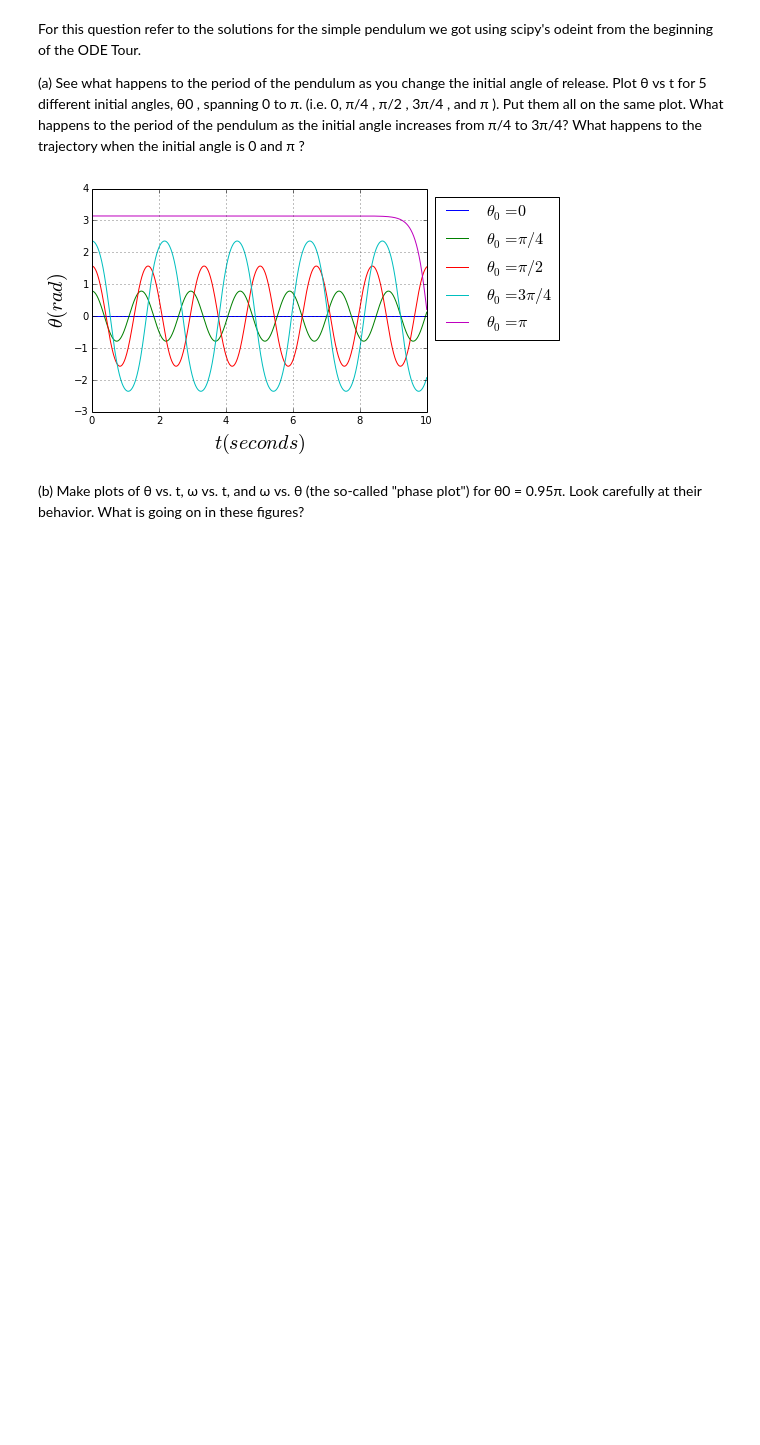
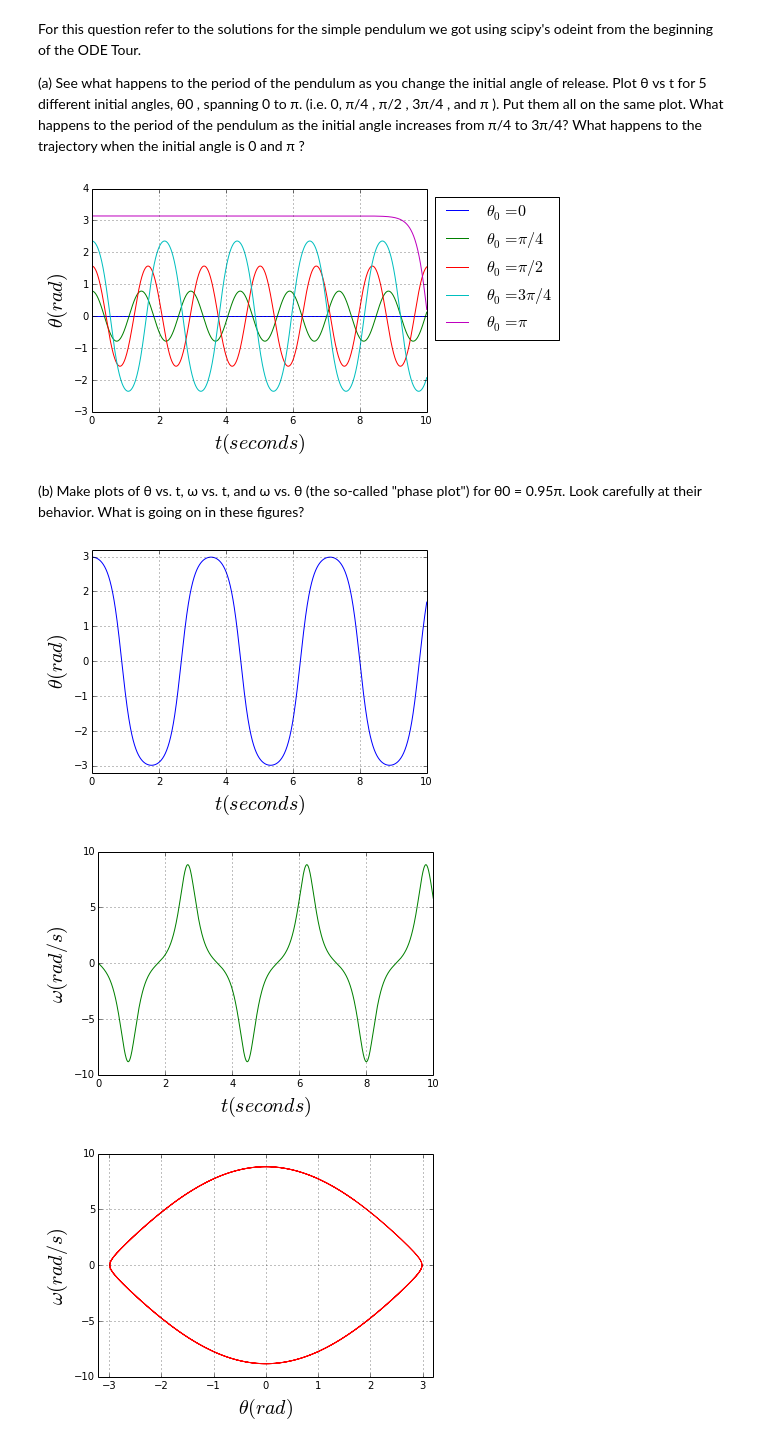
Before and after one commit to jpelgrif/PHYS202-S14, a Jupyter notebook: SciPy/ODEExercises.ipynb, the cells around one changed output. Saved outputs shown, nothing was run; the diff lists cells and outputs as text; code cells hidden in the pictures; blank space fills up the shorter version.

```diff
--- a/SciPy/ODEExercises.ipynb
+++ b/SciPy/ODEExercises.ipynb
@@ -61,3 +61,36 @@ plt.show()
 [figure]
 # %% [markdown]
 (b) Make plots of θ vs. t, ω vs. t, and ω vs. θ (the so-called "phase plot") for θ0 = 0.95π. Look carefully at their behavior. What is going on in these figures?
+# %%
+t = np.arange(0.,10.01,.01)
+omega0 = 0.
+
+th0 = 0.95*pi
+theta_init = np.array([th0, omega0])
+theta = odeint(deriv,theta_init,t)
+
+plt.figure(1)
+plt.plot(t,theta[:,0])
+plt.xlabel(r'$t (seconds)$',fontsize=20)
+plt.ylabel(r'$\theta (rad)$',fontsize=20)
+plt.ylim(-3.2,3.2)
+plt.grid()
+
+plt.figure(2)
+plt.plot(t,theta[:,1],'g')
+plt.xlabel(r'$t (seconds)$',fontsize=20)
+plt.ylabel(r'$\omega (rad/s)$',fontsize=20)
+plt.grid()
+
+plt.figure(3)
+plt.plot(theta[:,0],theta[:,1],'r')
+plt.xlabel(r'$\theta (rad)$',fontsize=20)
+plt.ylabel(r'$\omega (rad/s)$',fontsize=20)
+plt.xlim(-3.2, 3.2)
+plt.grid()
+
+plt.show()
+# %% [output]
+[figure, added]
+[figure, added]
+[figure, added]
```
Also changed, not shown: parts of 8 cells of this notebook.
